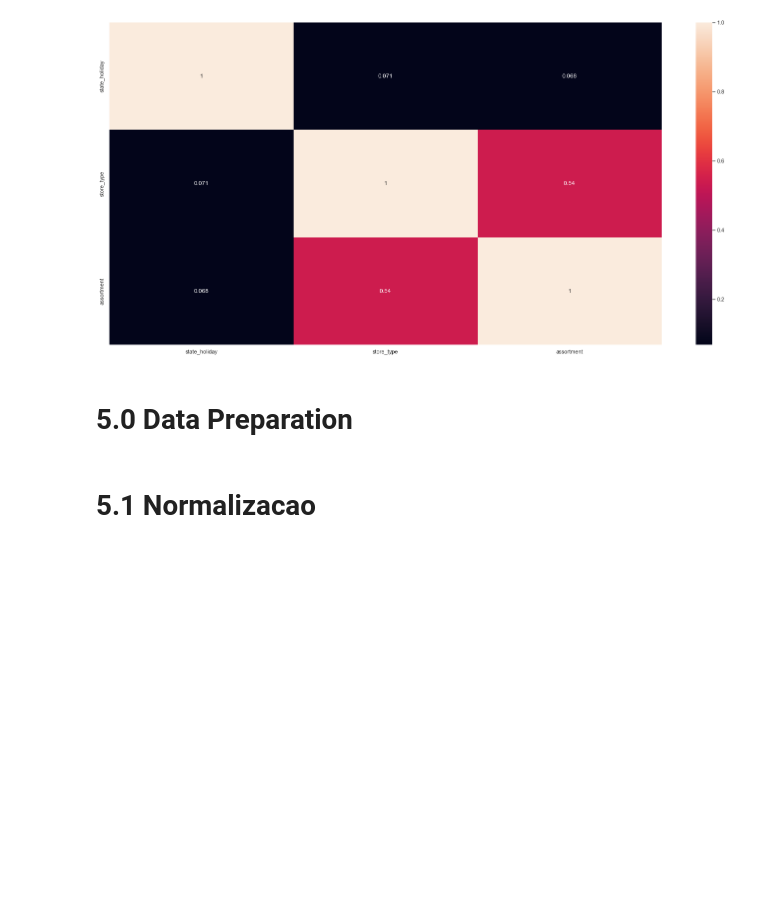
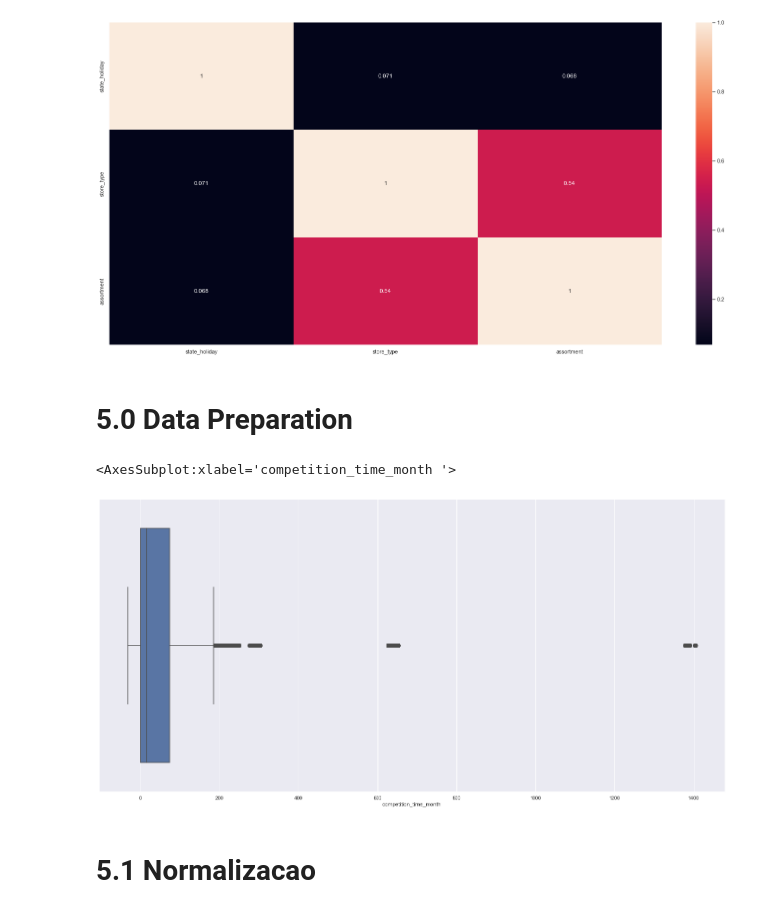
Before and after one commit to adrielepinto/ds_em_producao, a Jupyter notebook: producao1.ipynb, the cells around one changed output. Saved outputs shown, nothing was run; the diff lists cells and outputs as text; code cells hidden in the pictures; blank space fills up the shorter version.

```diff
--- a/producao1.ipynb
+++ b/producao1.ipynb
@@ -866,5 +868,12 @@ sns.heatmap (d, annot = True)
 # 5.0 Data Preparation
 # %%
 df5 = df4.copy ()
+# %%
+a = df5.select_dtypes (include = ['int64', 'float64'])
+
+sns.boxplot (df5['competition_time_month '])
+# %% [output]
+<AxesSubplot:xlabel='competition_time_month '>
+[figure, added]
 # %% [markdown]
 # 5.1 Normalizacao
```
Also changed, not shown: parts of 10 cells of this notebook, 8 other files.
